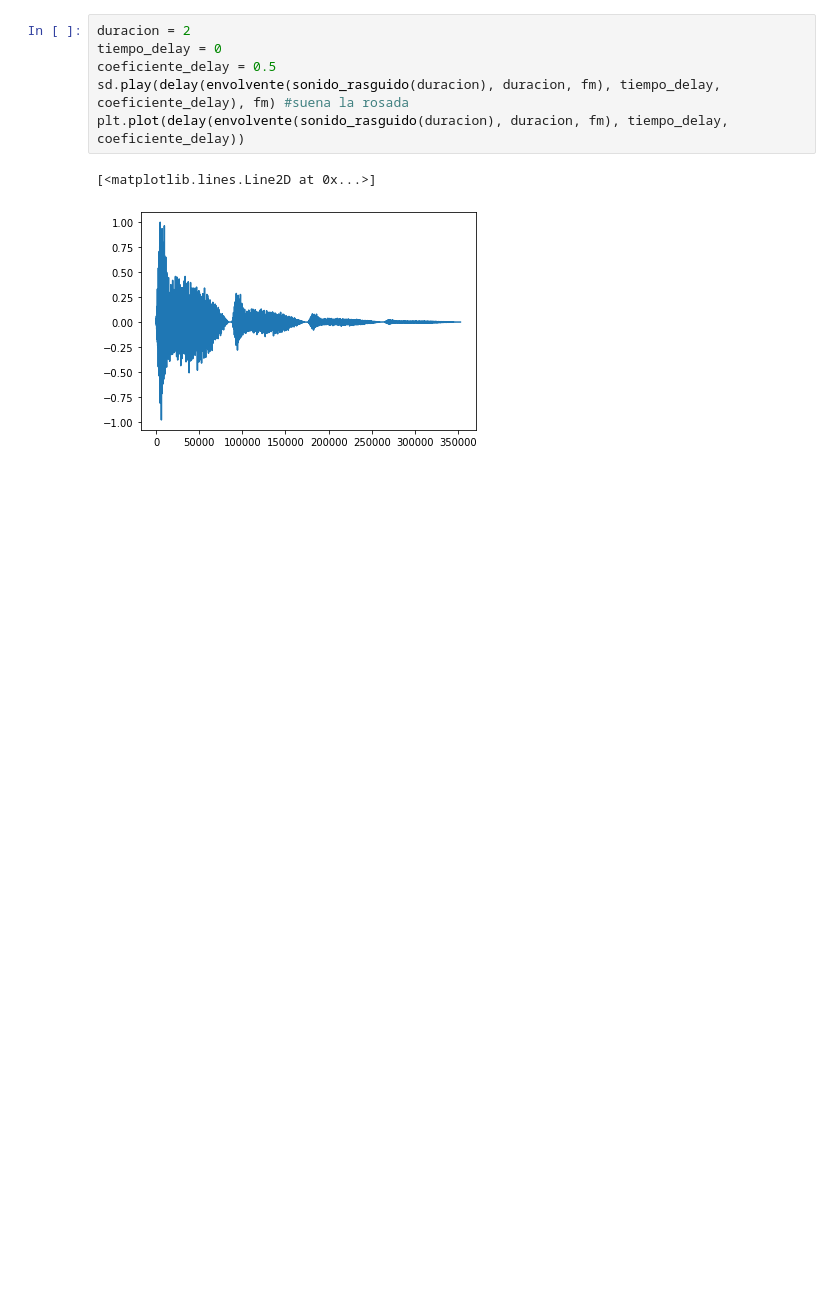
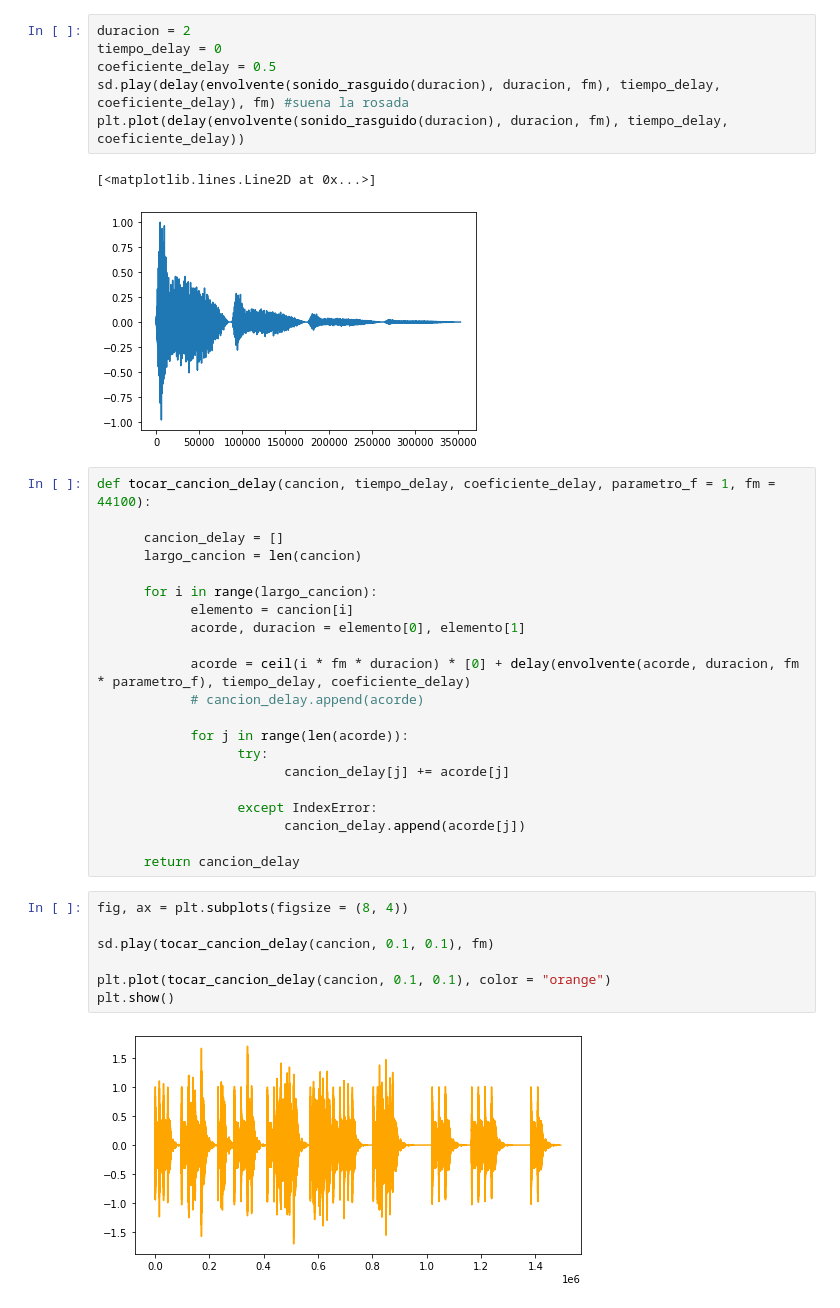
Before and after one commit to ivanvlam/IEE2103, a Jupyter notebook: proyecto.ipynb, the cells around one changed output. Saved outputs shown, nothing was run; the diff lists cells and outputs as text; blank space fills up the shorter version.

```diff
--- a/proyecto.ipynb
+++ b/proyecto.ipynb
@@ -580,3 +581,33 @@ plt.plot(delay(envolvente(sonido_rasguido(duracion), duracion, fm), tiempo_delay
 # %% [output]
 [<matplotlib.lines.Line2D at 0x...>]
 [figure]
+# %%
+def tocar_cancion_delay(cancion, tiempo_delay, coeficiente_delay, parametro_f = 1, fm = 44100):
+
+      cancion_delay = []
+      largo_cancion = len(cancion)
+
+      for i in range(largo_cancion):
+            elemento = cancion[i]
+            acorde, duracion = elemento[0], elemento[1]
+
+            acorde = ceil(i * fm * duracion) * [0] + delay(envolvente(acorde, duracion, fm * parametro_f), tiempo_delay, coeficiente_delay)
+            # cancion_delay.append(acorde)
+
+            for j in range(len(acorde)):
+                  try:
+                        cancion_delay[j] += acorde[j]
+
+                  except IndexError:
+                        cancion_delay.append(acorde[j])
+
+      return cancion_delay
+# %%
+fig, ax = plt.subplots(figsize = (8, 4))
+
+sd.play(tocar_cancion_delay(cancion, 0.1, 0.1), fm)
+
+plt.plot(tocar_cancion_delay(cancion, 0.1, 0.1), color = "orange")
+plt.show()
+# %% [output]
+[figure, added]
```
Also changed, not shown: parts of 16 cells of this notebook.
